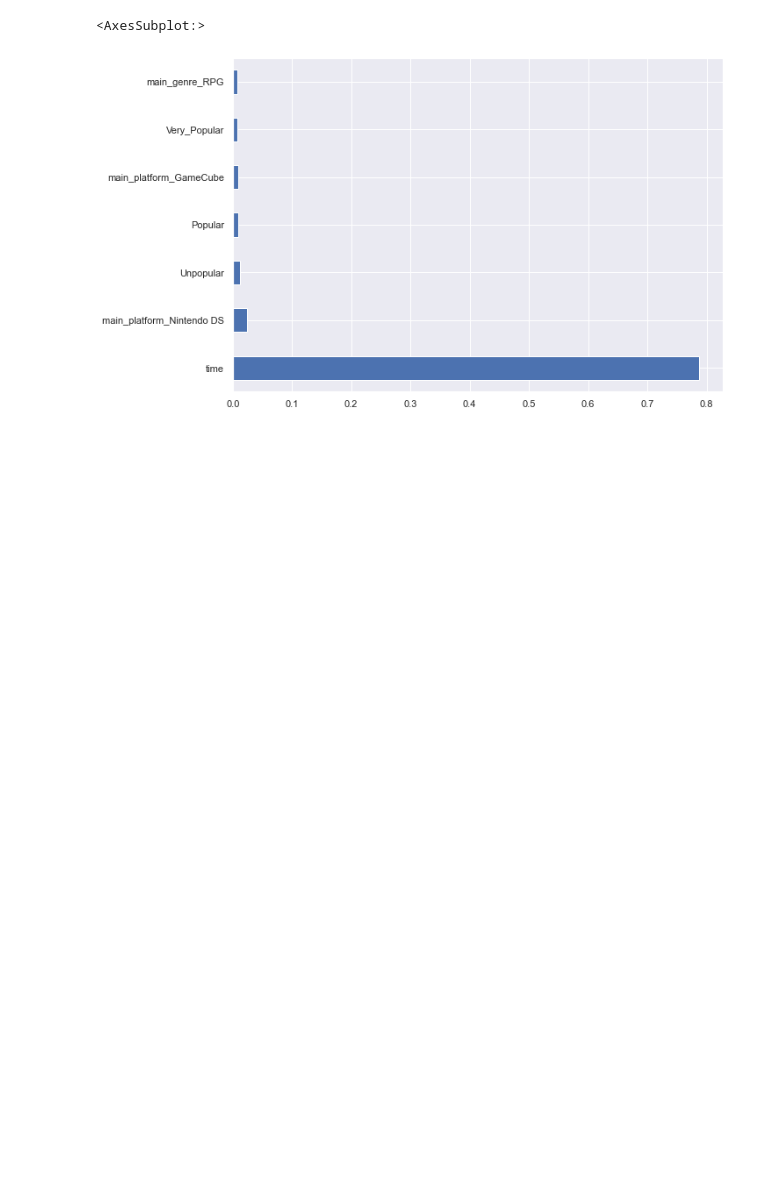
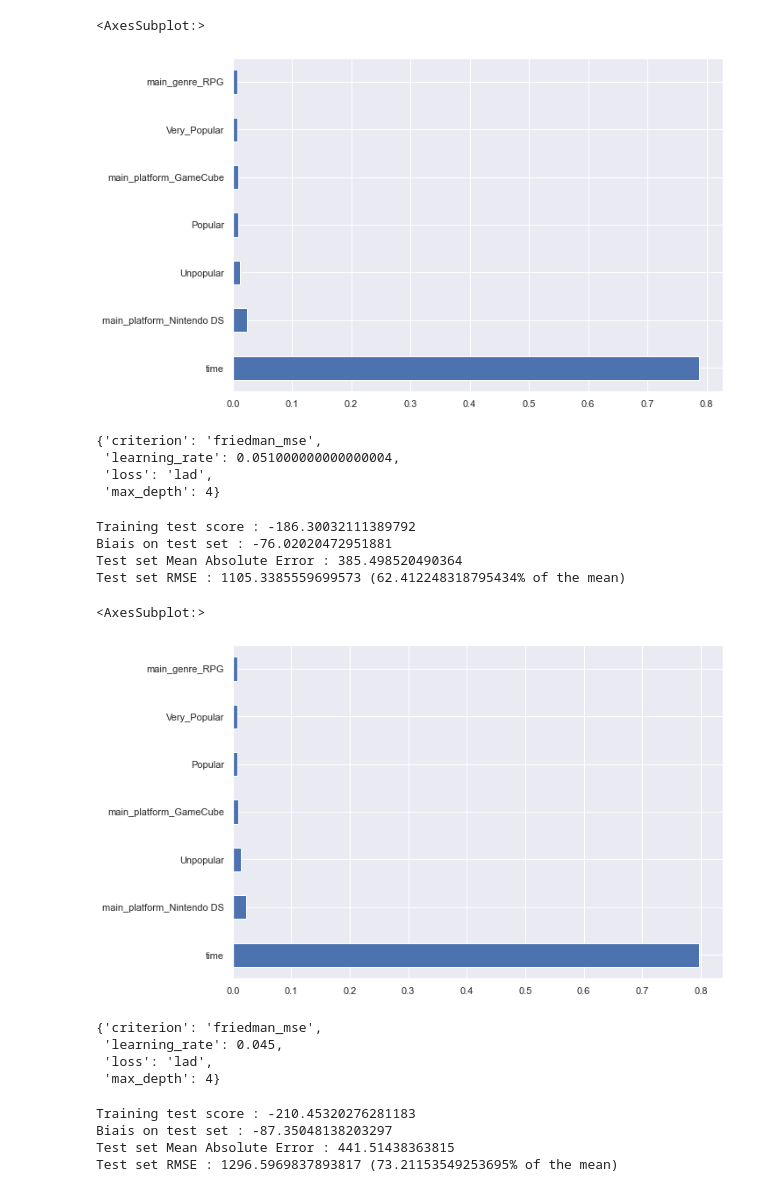
Before and after one commit to cmnemoi/OWREstimator, a Jupyter notebook: src/model_building.ipynb, the cells around one changed output. Cells and saved outputs as stored; diff of their text form; code cells hidden in the pictures; blank space fills up the shorter version.

```diff
--- a/src/model_building.ipynb
+++ b/src/model_building.ipynb
@@ -478,8 +475,14 @@ feat_importances.nlargest(7).plot(kind='barh')
 <AxesSubplot:>
 [figure]
 # %%
-from sklearn.model_selection import GridSearchCV
-from sklearn.ensemble import RandomForestRegressor
-parameters = {'n_estimators':np.arange(70,90,1),'criterion':('mse','mae'),'max_features':('auto','log2','sqrt')}
-grid = GridSearchCV(RandomForestRegressor(random_state=0), parameters,scoring='neg_mean_absolute_error',cv=3)
+from sklearn.ensemble import GradientBoostingRegressor
+parameters = {'learning_rate':np.arange(0.001,0.101,0.001),'max_depth':[4],'criterion':['friedman_mse'],'loss':['lad']}
+grid = GridSearchCV(GradientBoostingRegressor(random_state=0), parameters,scoring='neg_mean_absolute_error',cv=3)
 model10 = grid.fit(X_train,np.array(y_train).ravel())
+# %%
+grid.best_params_
+# %% [output]
+{'criterion': 'friedman_mse',
+ 'learning_rate': 0.051000000000000004,
+ 'loss': 'lad',
+ 'max_depth': 4}
@@ -485,0 +513,17 @@ model10 = grid.fit(X_train,np.array(y_train).ravel())
+# %%
+print("Training test score : "+str( model10.score( X_train, np.array(y_train).ravel() ) ) )
+print("Biais on test set : "+str(bias( y_test,model10.predict(X_test) ) ) )
+print("Test set Mean Absolute Error : "+str(MeanAbsoluteError(y_test,model10.predict(X_test))))
+print( "Test set RMSE : "+ str(RMSE(y_test,model10.predict(X_test))) + " ("+str( RMSE(y_test,model10.predict(X_test)) * 100 / y_test.mean() ) +"% of the mean)")
+# %% [output]
+Training test score : -186.30032111389792
+Biais on test set : -76.02020472951881
+Test set Mean Absolute Error : 385.498520490364
+Test set RMSE : 1105.3385559699573 (62.412248318795434% of the mean)
+# %%
+plt.figure(figsize=(10,7))
+feat_importances = pd.Series(grid.best_estimator_.feature_importances_, index = X_train.columns)
+feat_importances.nlargest(7).plot(kind='barh')
+# %% [output]
+<AxesSubplot:>
+[figure, added]
@@ -486 +536,18 @@ model10 = grid.fit(X_train,np.array(y_train).ravel())
+# %%
+grid.best_params_
+# %% [output]
+{'criterion': 'friedman_mse',
+ 'learning_rate': 0.045,
+ 'loss': 'lad',
+ 'max_depth': 4}
+# %%
+print("Training test score : "+str( model10_2.score( X_train[features_10], np.array(y_train).ravel() ) ) )
+print("Biais on test set : "+str(bias( y_test,model10_2.predict(X_test[features_10]) ) ) )
+print("Test set Mean Absolute Error : "+str(MeanAbsoluteError(y_test,model10_2.predict(X_test[features_10]))))
+print( "Test set RMSE : "+ str(RMSE(y_test,model10_2.predict(X_test[features_10]))) + " ("+str( RMSE(y_test,model10_2.predict(X_test[features_10])) * 100 / y_test[label].values.mean() ) +"% of the mean)")
+# %% [output]
+Training test score : -210.45320276281183
+Biais on test set : -87.35048138203297
+Test set Mean Absolute Error : 441.51438363815
+Test set RMSE : 1296.5969837893817 (73.21153549253695% of the mean)
 # %%
```
Also changed, not shown: parts of 14 cells of this notebook, 4 other files.
